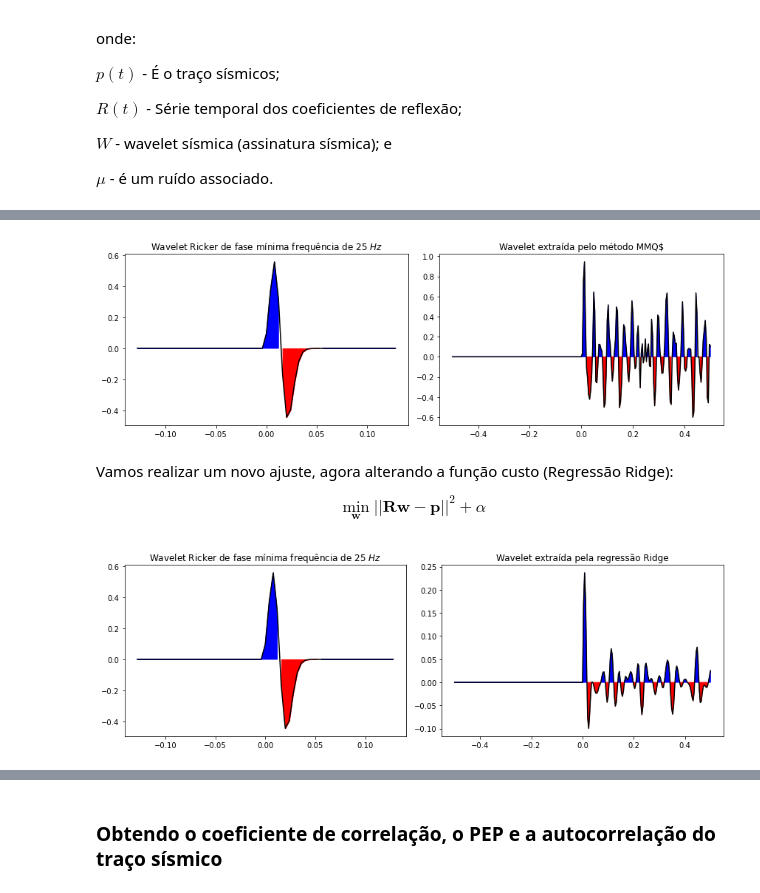
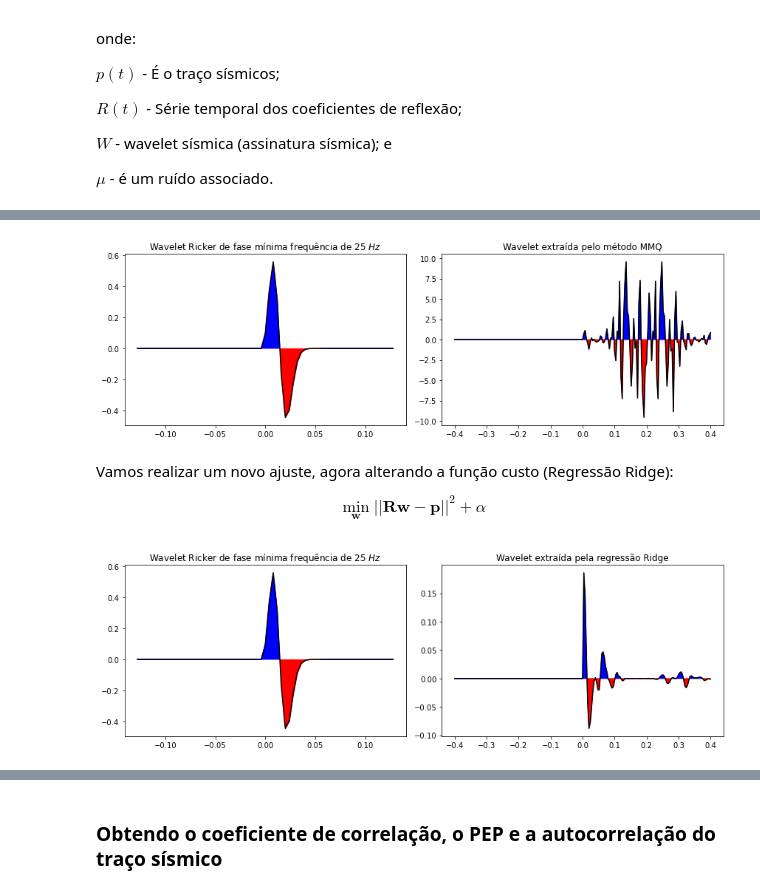
Before and after one commit to alexleogc/GEO214_Interpretacao_de_dados_sismicos_2021_2, a Jupyter notebook: Notebooks/004_Extração_wavelet_MMQ.ipynb, the cells around one changed output, grey strips where cells are left out. Saved outputs shown, nothing was run; the diff lists cells and outputs as text; code cells hidden in the pictures.

```diff
--- a/Notebooks/004_Extração_wavelet_MMQ.ipynb
+++ b/Notebooks/004_Extração_wavelet_MMQ.ipynb
@@ -32,7 +32,7 @@ dt = 0.004 #taxa de amostragem
 t = np.arange(t_min,t_max+dt,dt)
 # %%
 #Gerando coeficientes de reflexão aleatórios
-layers_contact = np.random.choice(np.arange(len(t)),size=50)
+layers_contact = np.random.choice(np.arange(len(t)),size=30)
 layers_contact.sort()
 print(f'Amostras que teram seus valores de coeficiente reflexão alterados: \n {layers_contact}')
 # %% [output]
@@ -56,6 +55,7 @@ plt.plot(t,Rc,color='black')
 t_wave_2 = np.arange(-0.128,0.128+dt,dt)
 # %%
 wavelet_ricker, t_wave = wavelets.ricker(duration=0.256,dt=0.004,f=25,return_t=True)
-wavelet_ricker_minimum_phase = np.zeros(len(wavelet_ricker)+1)
+wavelet_ricker_minimum_phase = np.zeros(len(wavelet_ricker))
 wavelet_ricker_minimum_phase[len(wavelet_ricker)//2:len(wavelet_ricker)] = minimum_phase(wavelet_ricker)
+#wave_min_pha = minimum_phase(wavelet_ricker)
 # %%
@@ -124,2 +126,4 @@ $$\mathbf{w=(R^tR)^{-1} R^tp}$$
 # %%
-R = toeplitz(Rc[0:125]) #Utilizando as primeiras 125 amostras
+ams = 100
+R = toeplitz(Rc[0:ams]) #Utilizando as primeiras 100 amostras
+R
@@ -126,7 +138,7 @@ R = toeplitz(Rc[0:125]) #Utilizando as primeiras 125 amostras
 # %%
 # Fazendo o ajuste MMQ
 lr = linear_model.LinearRegression(fit_intercept=False)
-lr.fit(R,synthetic_trace[0:125])
+lr.fit(R,synthetic_trace[0:ams])
 
 mmq_wave = np.zeros(2*len(lr.coef_)+1)
 mmq_wave[len(mmq_wave)//2+1:len(mmq_wave)] = lr.coef_
@@ -136,20 +148,20 @@ t_mmq_wave = np.arange(t_min_wave,t_max_wave+dt,dt)
 # %%
 fig, axes = plt.subplots(ncols=2,figsize=(12,4))
 
 axes[0].plot(t_wave_2,wavelet_ricker_minimum_phase,color='black')
-axes[0].fill_between(x=t_wave_2,y1=wavelet_ricker_minimum_phase,where=(wavelet_ricker_minimum_phase>=0),color='blue')
-axes[0].fill_between(x=t_wave_2,y1=wavelet_ricker_minimum_phase,where=(wavelet_ricker_minimum_phase<0),color='red')
+axes[0].fill_between(x=t_wave_2,y1=wavelet_ricker_minimum_phase,where=(wavelet_ricker_minimum_phase>=0),color='blue',interpolate=True)
+axes[0].fill_between(x=t_wave_2,y1=wavelet_ricker_minimum_phase,where=(wavelet_ricker_minimum_phase<0),color='red',interpolate=True)
 axes[0].set_title('Wavelet Ricker de fase mínima frequência de 25 $Hz$')
 
 axes[1].plot(t_mmq_wave,mmq_wave,color='black')
-axes[1].fill_between(x=t_mmq_wave,y1=mmq_wave,where=(mmq_wave>=0),color='blue')
-axes[1].fill_between(x=t_mmq_wave,y1=mmq_wave,where=(mmq_wave<0),color='red')
-axes[1].set_title('Wavelet extraída pelo método MMQ$')
+axes[1].fill_between(x=t_mmq_wave,y1=mmq_wave,where=(mmq_wave>=0),color='blue',interpolate=True)
+axes[1].fill_between(x=t_mmq_wave,y1=mmq_wave,where=(mmq_wave<0),color='red',interpolate=True)
+axes[1].set_title('Wavelet extraída pelo método MMQ')
 
 
 fig.tight_layout()
 # %% [output]
-[figure, old version]
+[figure, new version]
 # %% [markdown]
 Vamos realizar um novo ajuste, agora alterando a função custo (Regressão Ridge):
 
@@ -168,16 +180,16 @@ t_mmq_wave = np.arange(t_min_wave,t_max_wave+dt,dt)
 fig, axes = plt.subplots(ncols=2,figsize=(12,4))
 
 axes[0].plot(t_wave_2,wavelet_ricker_minimum_phase,color='black')
-axes[0].fill_between(x=t_wave_2,y1=wavelet_ricker_minimum_phase,where=(wavelet_ricker_minimum_phase>=0),color='blue')
-axes[0].fill_between(x=t_wave_2,y1=wavelet_ricker_minimum_phase,where=(wavelet_ricker_minimum_phase<0),color='red')
+axes[0].fill_between(x=t_wave_2,y1=wavelet_ricker_minimum_phase,where=(wavelet_ricker_minimum_phase>=0),color='blue',interpolate=True)
+axes[0].fill_between(x=t_wave_2,y1=wavelet_ricker_minimum_phase,where=(wavelet_ricker_minimum_phase<0),color='red',interpolate=True)
 axes[0].set_title('Wavelet Ricker de fase mínima frequência de 25 $Hz$')
 
 axes[1].plot(t_mmq_wave,mmq_wave,color='black')
-axes[1].fill_between(x=t_mmq_wave,y1=mmq_wave,where=(mmq_wave>=0),color='blue')
-axes[1].fill_between(x=t_mmq_wave,y1=mmq_wave,where=(mmq_wave<0),color='red')
+axes[1].fill_between(x=t_mmq_wave,y1=mmq_wave,where=(mmq_wave>=0),color='blue',interpolate=True)
+axes[1].fill_between(x=t_mmq_wave,y1=mmq_wave,where=(mmq_wave<0),color='red',interpolate=True)
 axes[1].set_title('Wavelet extraída pela regressão Ridge')
 
 
 fig.tight_layout()
 # %% [output]
-[figure, old version]
+[figure, new version]
```
Also changed, not shown: parts of 13 cells of this notebook.
